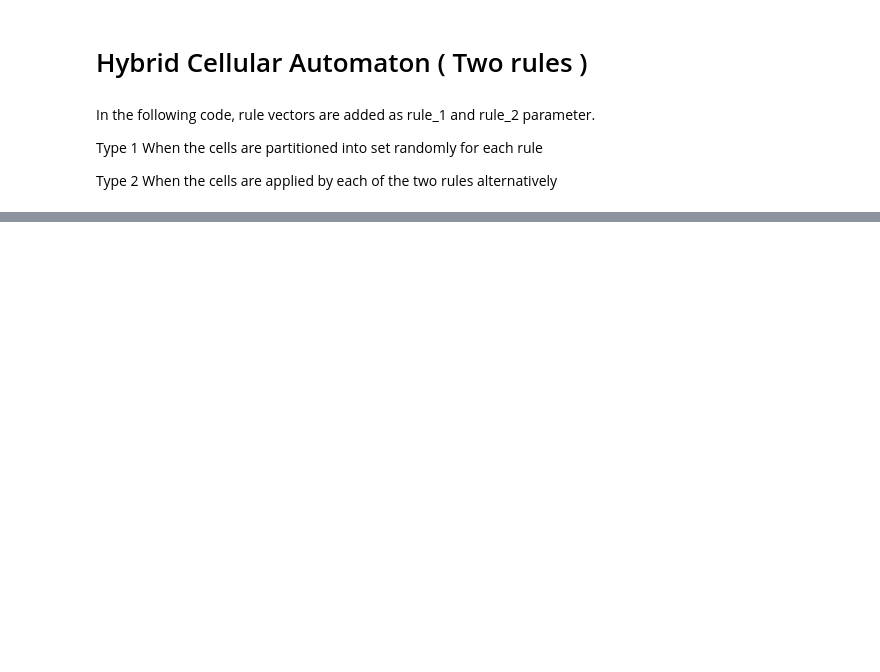
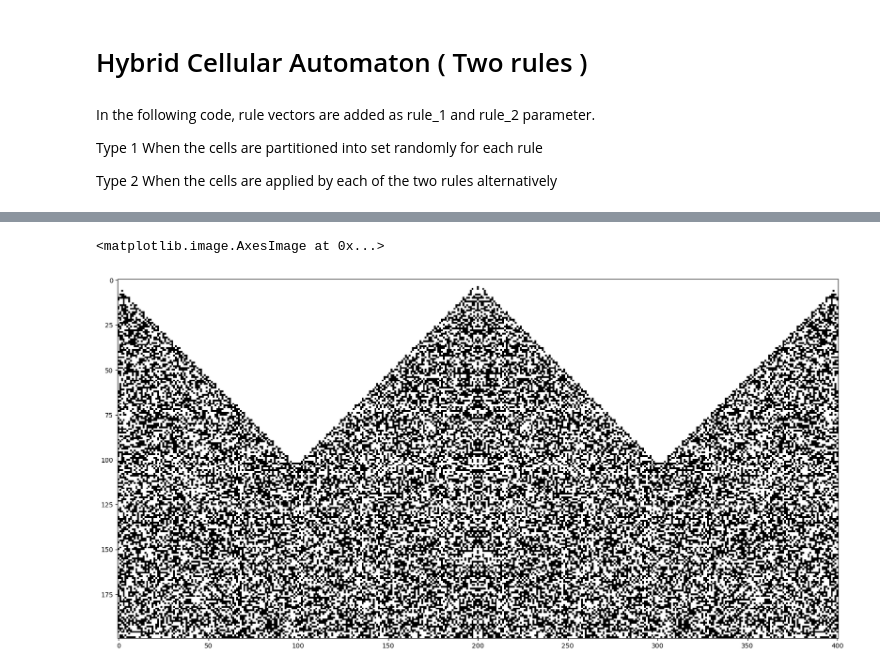
Before and after one commit to DhawalV1/CellularAutomata, a Jupyter notebook: Visualisation.ipynb, the cells around one changed output, grey strips where cells are left out. Drawn from its saved outputs; the diff is of its cells as text; code cells hidden in the pictures; blank space fills up the shorter version.

```diff
--- a/Visualisation.ipynb
+++ b/Visualisation.ipynb
@@ -120,0 +138,56 @@ plt.show()
+# %%
+import random
+import numpy as np
+import matplotlib.pyplot as plt
+from functools import reduce
+
+
+# this lambda function is a helper function that convert the rule number in binary format of 8 characters
+
+random_binary_string = lambda n: ''.join(random.choice('01') for _ in range(n))
+
+def StateTGen(rule_1,time,initial_st):
+    history = []
+    automata_rule_1 = {}
+
+    r_1 = format(rule_1, f'0{8}b')
+
+    container_bin = [format(i, f'0{3}b') for i in range(2**3)][::-1]    # output:['111', '110', '101', '100', '011', '010', '001', '000']
+    for i,key in enumerate(container_bin):
+        automata_rule_1[key] = r_1[i]
+
+    current = initial_st      # expand as much as you like
+
+    while time>0:
+        history.append(np.array([int(i) for i in current]))
+        exec = '0' + current + '0'                         # current[-1] + current + current[0]
+        new = ''
+        for i in range(len(current)):
+            new += automata_rule_1[exec[i:i+3]]
+        current = new
+        time -= 1
+
+    return history
+leng = 200
+time = 200
+initial_state = leng*'0'+'1'+ leng*'0'
+
+mother_mat = []
+for i in range(256):
+    mother_mat.append(StateTGen(i,time,initial_state))
+
+XORed = reduce(np.bitwise_xor, mother_mat)
+
+bit_array = np.array([int(i) for i in initial_state]).reshape(1, -1)  # Reshape to horizontal array
+
+# # Plotting
+# plt.figure(figsize=(10, 1))
+# plt.imshow(bit_array, cmap="binary", interpolation="nearest")
+# plt.axis('off')  # Turn off axis labels
+# plt.show()
+
+plt.figure(figsize=(20,10))
+plt.imshow(XORed, cmap="binary", interpolation="nearest")
+# %% [output]
+<matplotlib.image.AxesImage at 0x...>
+[figure, added]
```
Also changed, not shown: parts of 5 cells of this notebook.
